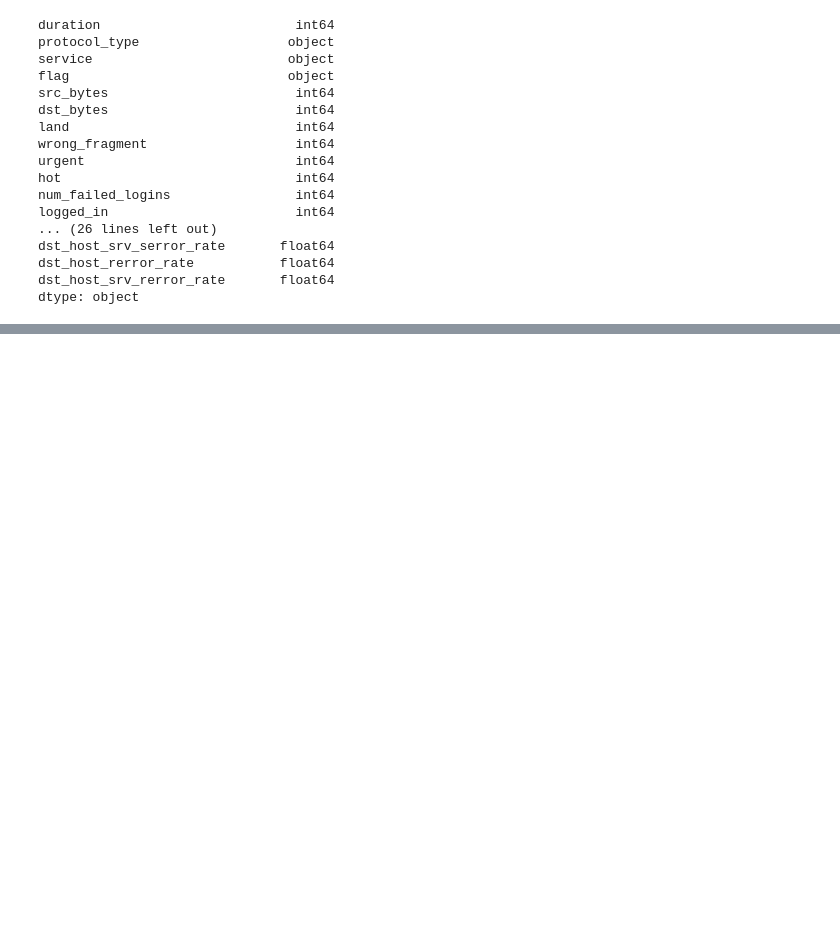
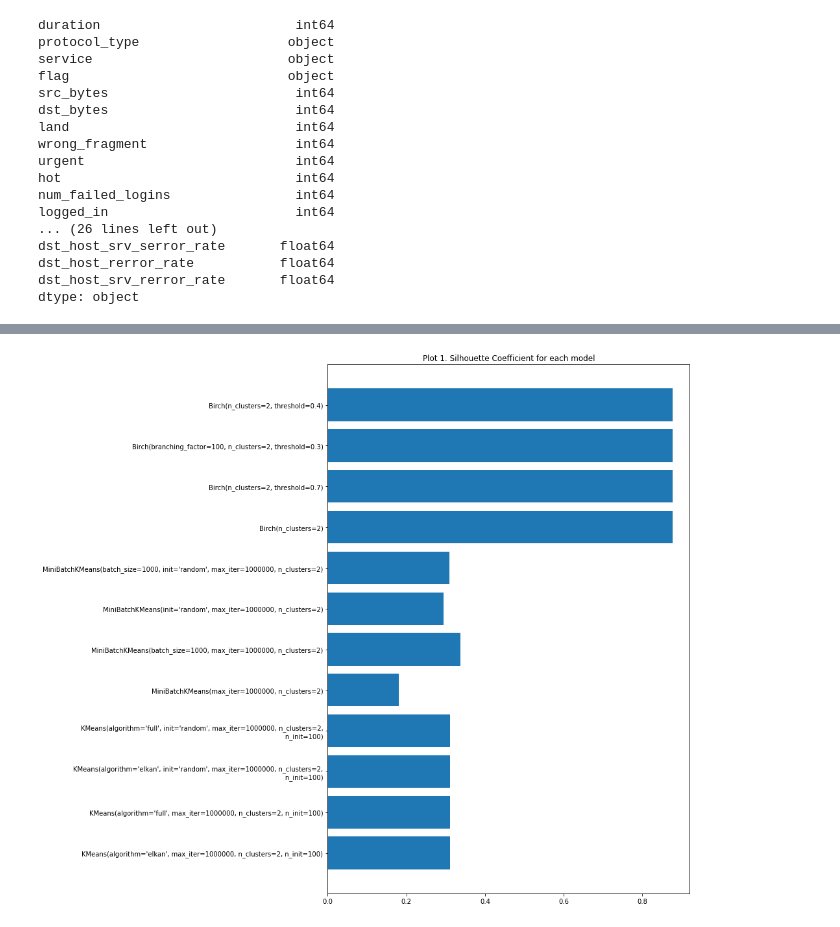
Before and after one commit to KostasAvgitidis/DWS, a Jupyter notebook: Final Project/ML101-Final1.ipynb, the cells around one changed output, grey strips where cells are left out. Drawn from its saved outputs; the diff is of its cells as text; code cells hidden in the pictures; blank space fills up the shorter version.

```diff
--- a/Final Project/ML101-Final1.ipynb
+++ b/Final Project/ML101-Final1.ipynb
@@ -114,13 +144,22 @@ models = [KMeans(n_clusters=2,n_init=100,init="k-means++",max_iter=1000000),
 # %%
+algs = []
 # assign each data point to a cluster
-for model in models:
-    train_results = model.fit_predict(X_train)
-    if list(train_results).count(0) > list(train_results).count(1):
-        Y_test = [1 if i == 'normal' else 0 for i in Xtarget.values]
-    else:
-        Y_test = [0 if i == 'normal' else 1 for i in Xtarget.values]
-    Y_pred = model.predict(X_test)
-    results = [1 if i==j else 0 for i,j in zip(Y_test,Y_pred)]
-    accuracy = results.count(1)/len(results)
-    print(f'Model: {str(model)}, Accuracy = {accuracy}')
+try:
+    algs = pickle.load( open( "cluster.p", "rb" ) )
+    for alg in algs:
+        print(f'Algorithm with parameters: {alg[0]}, Accuracy = {alg[1]}, Silhouette Coefficient: {alg[2]}')
+except FileNotFoundError:
+    for model in models:
+        train_results = model.fit_predict(X_train)
+        if list(train_results).count(0) > list(train_results).count(1):
+            Y_test = [1 if i == 'normal' else 0 for i in Xtarget.values]
+        else:
+            Y_test = [0 if i == 'normal' else 1 for i in Xtarget.values]
+        Y_pred = model.predict(X_test)
+        results = [1 if i==j else 0 for i,j in zip(Y_test,Y_pred)]
+        accuracy = results.count(1)/len(results)
+        silhouette_score = metrics.silhouette_score(X_test, Y_pred)
+        algs.append((model,accuracy,silhouette_score))
+        print(f'Algorithm with parameters: {str(model)}, Accuracy = {accuracy}, Silhouette Coefficient: {silhouette_score}')
+    pickle.dump(algs, open( "cluster.p", "wb" ) )
 # %% [output]
@@ -130,0 +180,10 @@ Model: Birch(n_clusters=2), Accuracy = 0.5693310858765082
+# %%
+#show the results into a horizontal barplot
+fig, ax = plt.subplots(figsize=(10,15))
+columns = [str(i[0]) for i in algs]
+slh = [i[2] for i in algs]
+plt.barh(columns,slh)
+plt.title("Plot 1. Silhouette Coefficient for each model")
+plt.show()
+# %% [output]
+[figure, added]
```
Also changed, not shown: parts of 15 cells of this notebook, 4 other files.
